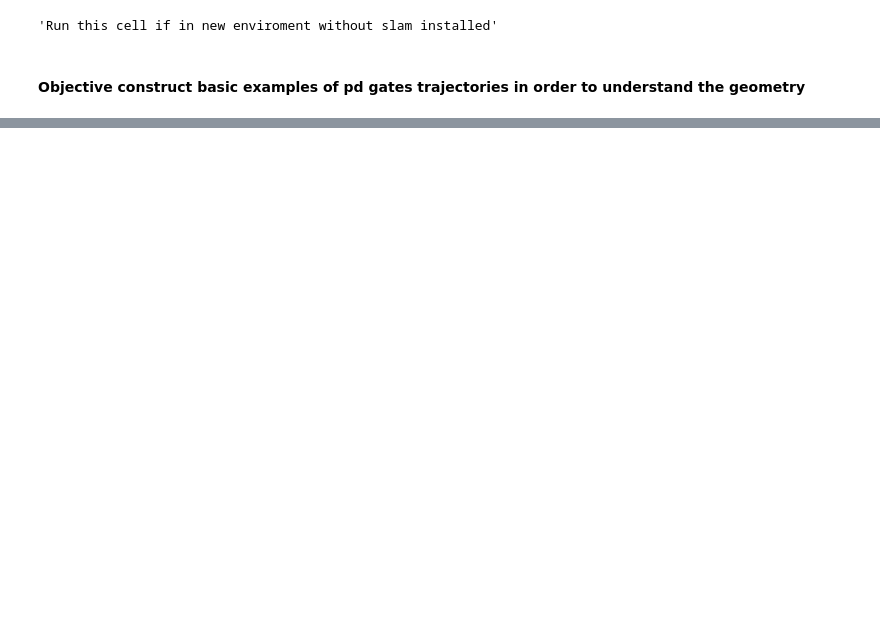
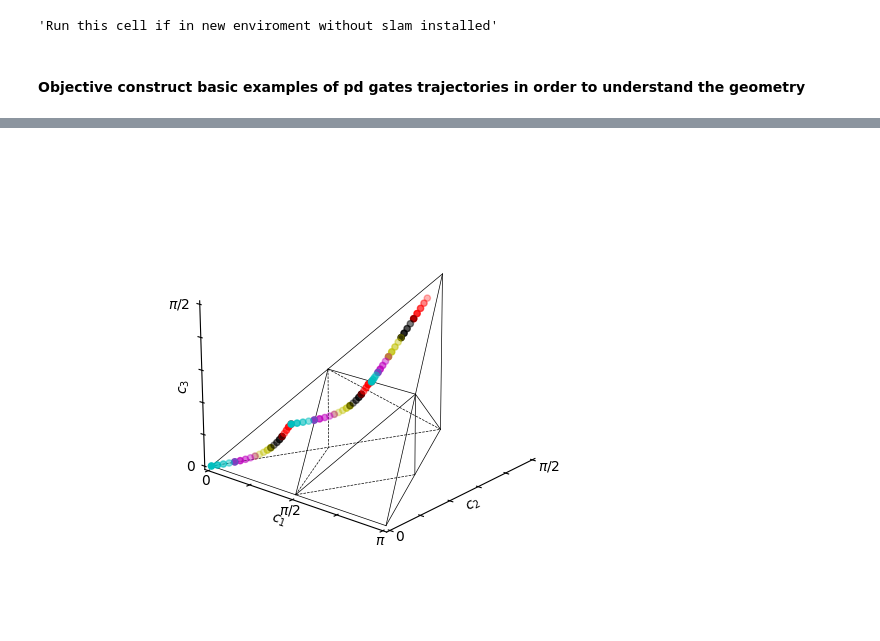
Before and after one commit to Pitt-JonesLab/slam_decomposition, a Jupyter notebook: slam/scripts/parallel_drive_playground.ipynb, the cells around one changed output, grey strips where cells are left out. Saved outputs shown, nothing was run; the diff lists cells and outputs as text; code cells hidden in the pictures; blank space fills up the shorter version.

```diff
--- a/slam/scripts/parallel_drive_playground.ipynb
+++ b/slam/scripts/parallel_drive_playground.ipynb
@@ -84,0 +196,14 @@ target = c1c2c3(SwapGate().to_matrix())
+# %%
+# plot results
+from slam.utils.visualize import coordinate_2dlist_weyl
+a = best_a
+pdgw = ParallelDrivenGateWidget(N = 10, gc = np.pi/2, gg = 0, phase_a=0, phase_b=0,phase_c=0, phase_g = 0)
+pdgw2 = ParallelDrivenGateWidget(N = 3, gc = np.pi/2, gg = 0, phase_a=a[0], phase_b=a[1], phase_c=a[2], phase_g = a[3])
+pdgw3 = ParallelDrivenGateWidget(N = 2, gc = np.pi/2, gg = 0, phase_a=a[4], phase_b=a[5], phase_c=a[6], phase_g = a[7])
+pdgw4 = pdgw + pdgw2 + pdgw3
+gx, gy = list(np.ones(10)*np.pi)+list(np.ones(3)*a[8])+list(np.ones(2)*a[9]), list(np.ones(10)*np.pi)+list(np.ones(3)*a[10])+list(np.ones(2)*a[11])
+pdgw4.prepare_parameters_nonuniform(gx,gy)
+pdgw4.iterate_time(R=5)
+coordinate_2dlist_weyl(*pdgw4.coordinate_list);
+# %% [output]
+[figure, added]
```
Also changed, not shown: parts of 13 cells of this notebook, 2 other files.
